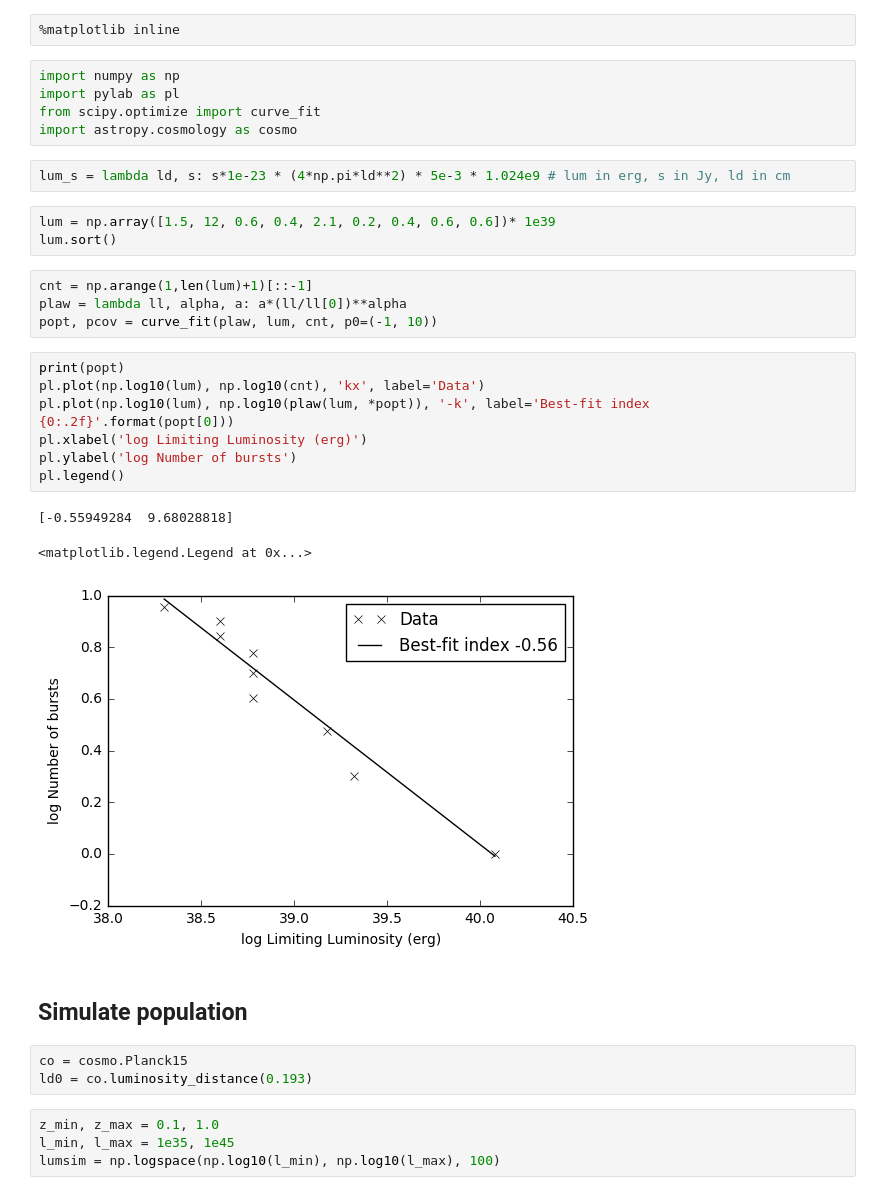
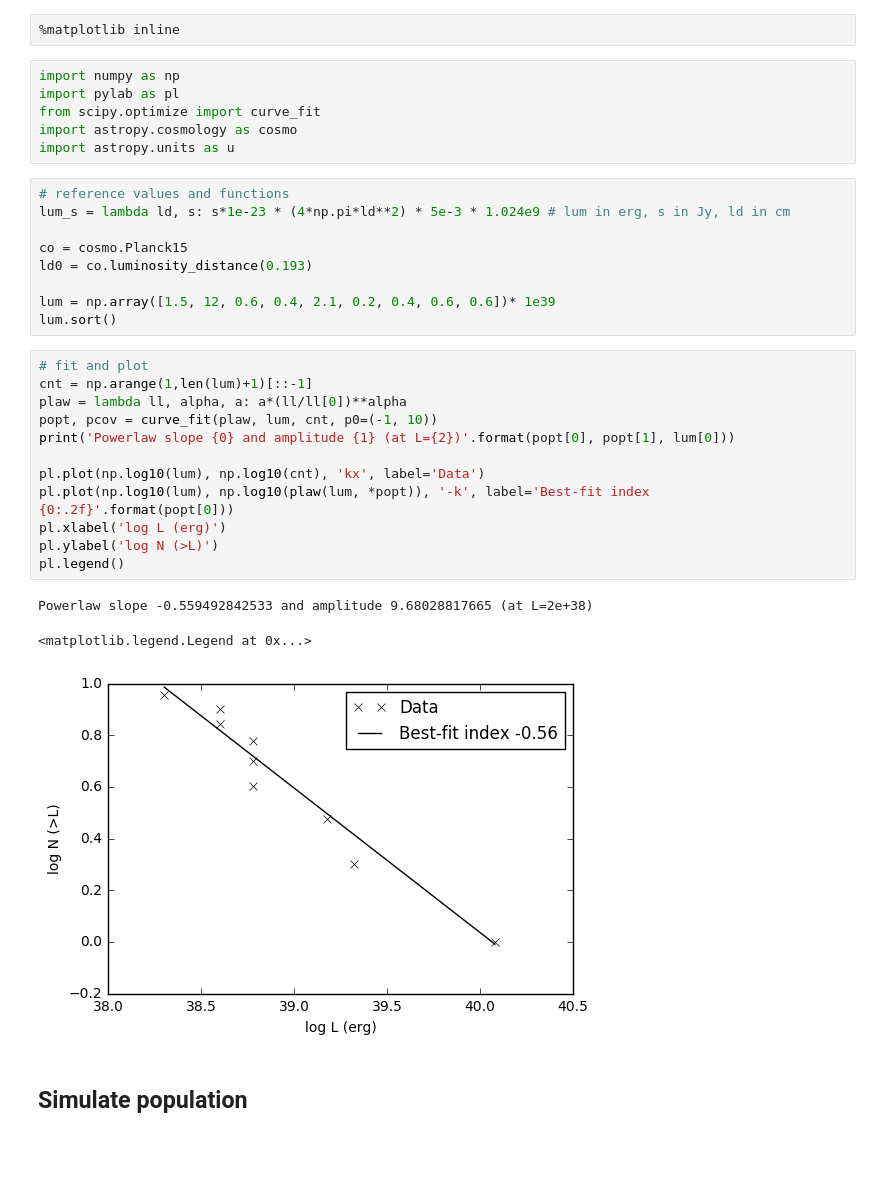
Before and after one commit to caseyjlaw/FRB121102, a Jupyter notebook: frb_simulation.ipynb, the cells around one changed output. Cells and saved outputs as stored; diff of their text form; blank space fills up the shorter version.

```diff
--- a/frb_simulation.ipynb
+++ b/frb_simulation.ipynb
@@ -9,32 +9,31 @@ import numpy as np
 import pylab as pl
 from scipy.optimize import curve_fit
 import astropy.cosmology as cosmo
+import astropy.units as u
 # %%
+# reference values and functions
 lum_s = lambda ld, s: s*1e-23 * (4*np.pi*ld**2) * 5e-3 * 1.024e9 # lum in erg, s in Jy, ld in cm
+
+co = cosmo.Planck15
+ld0 = co.luminosity_distance(0.193)
+
+lum = np.array([1.5, 12, 0.6, 0.4, 2.1, 0.2, 0.4, 0.6, 0.6])* 1e39
+lum.sort()
-# %%
-lum = np.array([1.5, 12, 0.6, 0.4, 2.1, 0.2, 0.4, 0.6, 0.6])* 1e39
-lum.sort()
-# %%
-cnt = np.arange(1,len(lum)+1)[::-1]
-plaw = lambda ll, alpha, a: a*(ll/ll[0])**alpha
-popt, pcov = curve_fit(plaw, lum, cnt, p0=(-1, 10))
 # %%
-print(popt)
+# fit and plot
+cnt = np.arange(1,len(lum)+1)[::-1]
+plaw = lambda ll, alpha, a: a*(ll/ll[0])**alpha
+popt, pcov = curve_fit(plaw, lum, cnt, p0=(-1, 10))
+print('Powerlaw slope {0} and amplitude {1} (at L={2})'.format(popt[0], popt[1], lum[0]))
+
 pl.plot(np.log10(lum), np.log10(cnt), 'kx', label='Data')
 pl.plot(np.log10(lum), np.log10(plaw(lum, *popt)), '-k', label='Best-fit index {0:.2f}'.format(popt[0]))
-pl.xlabel('log Limiting Luminosity (erg)')
-pl.ylabel('log Number of bursts')
+pl.xlabel('log L (erg)')
+pl.ylabel('log N (>L)')
 pl.legend()
 # %% [output]
-[-0.55949284  9.68028818]
+Powerlaw slope -0.559492842533 and amplitude 9.68028817665 (at L=2e+38)
 <matplotlib.legend.Legend at 0x...>
-[figure, old version]
+[figure, new version]
 # %% [markdown]
 ## Simulate population
-# %%
-co = cosmo.Planck15
-ld0 = co.luminosity_distance(0.193)
-# %%
-z_min, z_max = 0.1, 1.0
-l_min, l_max = 1e35, 1e45
-lumsim = np.logspace(np.log10(l_min), np.log10(l_max), 100)
```
Also changed, not shown: parts of 6 cells of this notebook.
